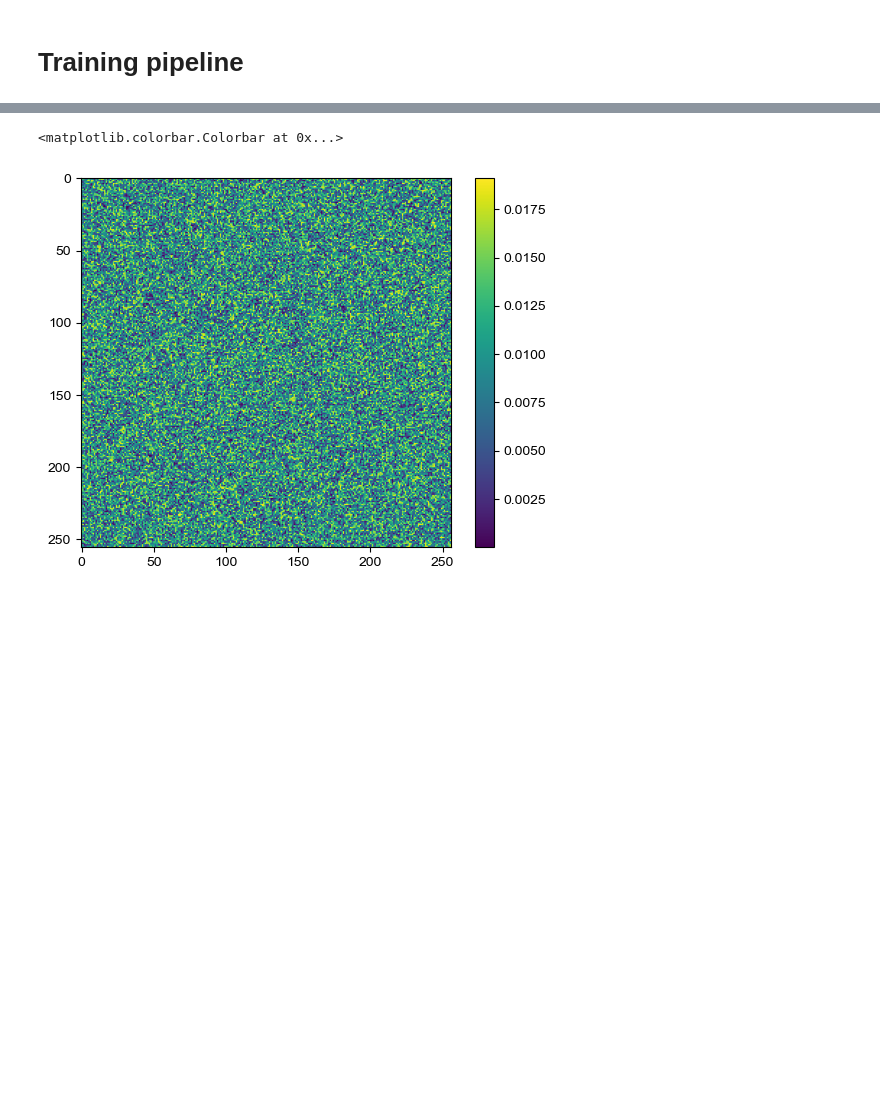
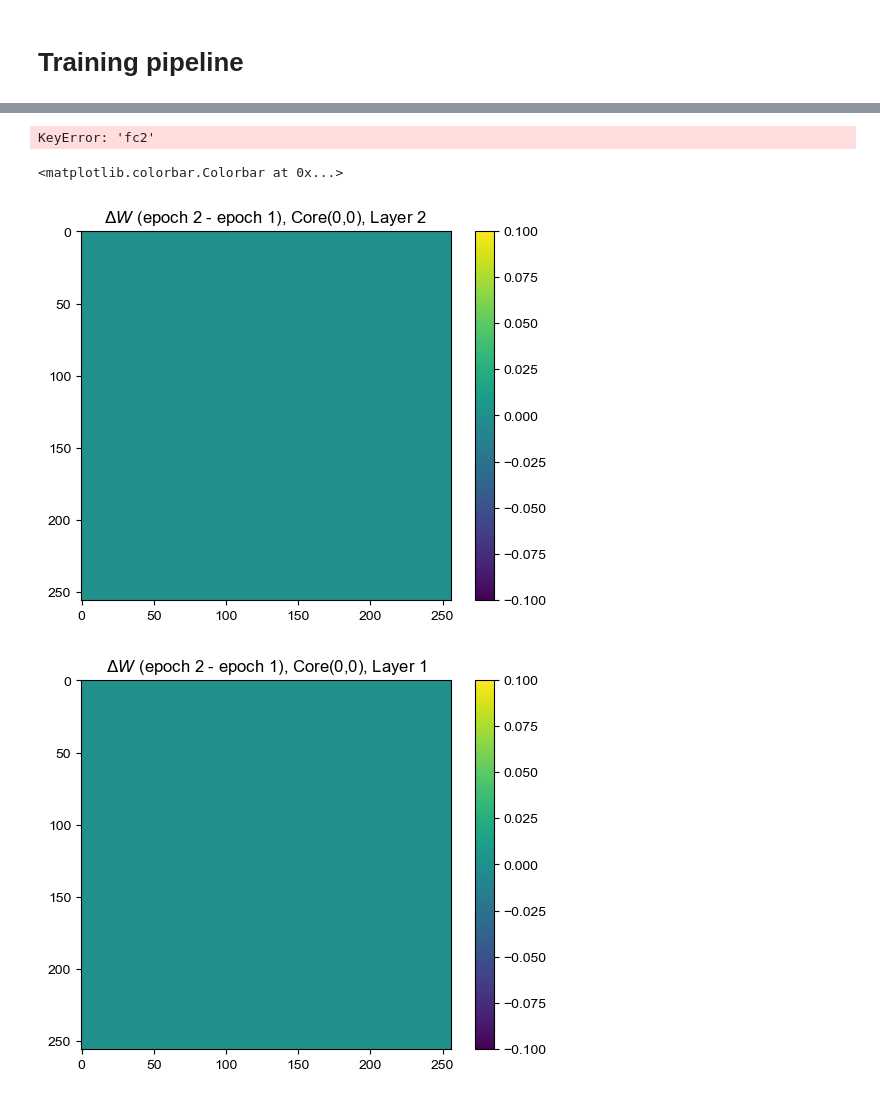
Before and after one commit to Integrated-Systems-Neuroengineering/scrramble, a Jupyter notebook: EPIC-EIC/testing_epic_eic.ipynb, the cells around one changed output, grey strips where cells are left out. Cells and saved outputs as stored; diff of their text form; code cells hidden in the pictures; blank space fills up the shorter version.

```diff
--- a/EPIC-EIC/testing_epic_eic.ipynb
+++ b/EPIC-EIC/testing_epic_eic.ipynb
@@ -102,3 +101,17 @@ print(acc)
 # %% [output]
 [8 5 7 6 7 3 0 1 2 2]
 0.1
+# %%
+## testing einsum
+w_dum = jnp.zeros((4, 4, 2, 2))
+x_dum = jnp.arange(4*2)
+print(x_dum)
+
+for i in range(4):
+    for j in range(3):
+        w_dum = w_dum.at[i, j].set(jnp.eye(2))
+
+x_res = x_dum.reshape((2,4))
+print(x_res)
+
+# prod_dum = jnp.einsum('ijkl,')
@@ -121,8 +138,8 @@ def make_batches(inputs, targets, batch_size):
 def EIC_training_pipeline(
         data_path = DATA_PATH,
         batch_size = 128,
-        learning_rate = 1e-2,
-        epochs = 2
+        learning_rate = 1e-4,
+        epochs = 10
 ):
 
     """
@@ -132,8 +149,6 @@ def EIC_training_pipeline(
     # initialize the model
     rng = jax.random.key(0)
     model = EICNet()
-    optimizer = optax.sgd(learning_rate)
-    opt_state = optimizer.init(model)
 
     # list of params
     params_list = []
@@ -142,6 +157,10 @@ def EIC_training_pipeline(
     (train_inputs, train_labels), (val_inputs, val_labels), (test_inputs, test_labels) = load_and_process_mnist(data_path, binarize = True)
 
     params = model.init(rng, train_inputs[0].reshape(-1,))
+
+    # optimizer = optax.sgd(learning_rate)
+    optimizer = optax.adam(learning_rate=learning_rate)
+    opt_state = optimizer.init(params)
 
     # training loop
     for epoch in tqdm(range(epochs)):
@@ -199,11 +225,28 @@ _________________________________________________
 p1 = eic_par[0]
 p2 = eic_par[1]
 
-w1 = p1['params']['fc1']['weights']
-w2 = p2['params']['fc1']['weights']
+w1 = p1['params']['fc2']['weights']
+w2 = p2['params']['fc2']['weights']
 
-plt.imshow(w1[0,0,:,:])
+plt.imshow(w2[0,0,:,:])
 plt.colorbar()
 # %% [output]
-<matplotlib.colorbar.Colorbar at 0x...>
+KeyError: 'fc2'
-[figure, removed]
+# %%
+plt.figure()
+w1 = p1['params']['fc2']['weights']
+w2 = p2['params']['fc2']['weights']
+plt.title(r"$\Delta W$ (epoch 2 - epoch 1), Core(0,0), Layer 2")
+plt.imshow(w1[0,0] - w2[0,0])
+plt.colorbar()
+
+plt.figure()
+w1 = p1['params']['fc1']['weights']
+w2 = p2['params']['fc1']['weights']
+plt.title(r"$\Delta W$ (epoch 2 - epoch 1), Core(0,0), Layer 1")
+plt.imshow(w1[0,0] - w2[0,0])
+plt.colorbar()
+# %% [output]
+<matplotlib.colorbar.Colorbar at 0x...>
+[figure, added]
+[figure, added]
```
Also changed, not shown: parts of 8 cells of this notebook, 9 other files.
